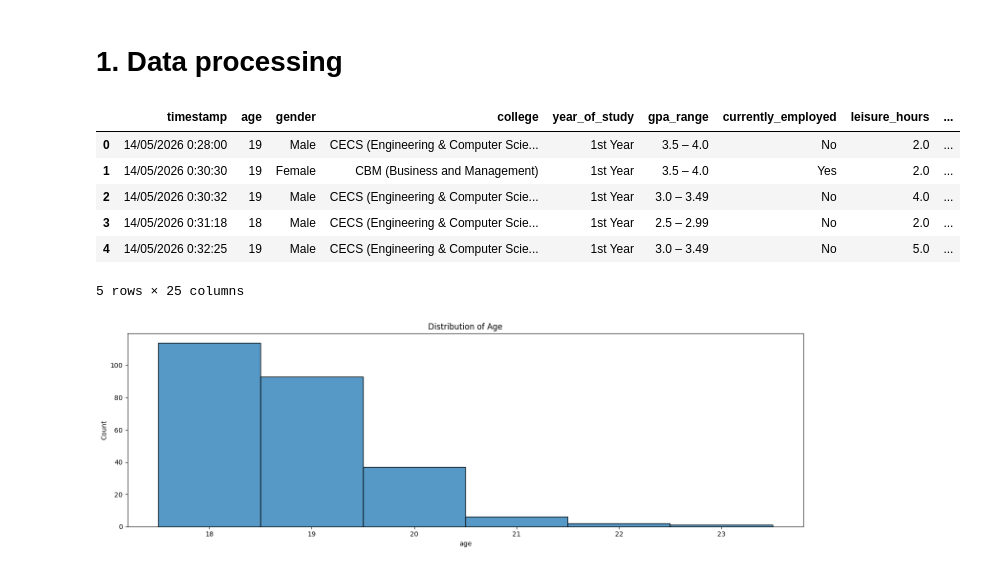
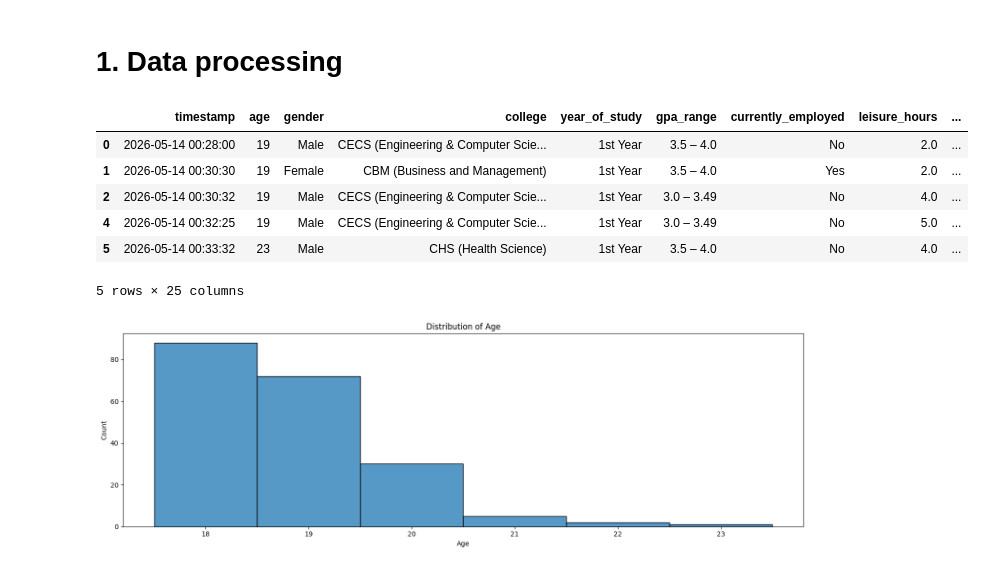
Before and after one commit to longlinh123456/final_project, a Jupyter notebook: main.ipynb, the cells around one changed output. Saved outputs shown, nothing was run; the diff lists cells and outputs as text; code cells hidden in the pictures.

```diff
--- a/main.ipynb
+++ b/main.ipynb
@@ -24,38 +24,40 @@ df.columns = [
     "timestamp",
     "age",
     "gender",
     "college",
     "year_of_study",
     "gpa_range",
     "currently_employed",
     "leisure_hours",
     "self_study_hours",
     "study_environment",
     "sleep_hours",
     "impact_on_learning_progress",
     "far_away_deadlines",
     "study_plan",
     "start_early_when_necessary",
     "difficult_to_maintain",
     "data_quality_check",
     "comfort_or_convenience",
     "peers_consider_normal",
     "control_over_habit",
     "sooner_next_month",
     "delay_until_deadline",
     "focus_frequency",
     "delay_unenjoyable_assignments",
     "referrer",
 ]
+df = df[df["data_quality_check"] == "Somewhat Disagree"]
+df["timestamp"] = pd.to_datetime(df["timestamp"], dayfirst=True)
 
 df.head()
 # %% [output]
 |  | timestamp | age | gender | college | year_of_study | gpa_range | currently_employed | leisure_hours | ... |
-| 0 | 14/05/2026 0:28:00 | 19 | Male | CECS (Engineering & Computer Scie... | 1st Year | 3.5 – 4.0 | No | 2.0 | ... |
-| 1 | 14/05/2026 0:30:30 | 19 | Female | CBM (Business and Management) | 1st Year | 3.5 – 4.0 | Yes | 2.0 | ... |
-| 2 | 14/05/2026 0:30:32 | 19 | Male | CECS (Engineering & Computer Scie... | 1st Year | 3.0 – 3.49 | No | 4.0 | ... |
-| 3 | 14/05/2026 0:31:18 | 18 | Male | CECS (Engineering & Computer Scie... | 1st Year | 2.5 – 2.99 | No | 2.0 | ... |
-| 4 | 14/05/2026 0:32:25 | 19 | Male | CECS (Engineering & Computer Scie... | 1st Year | 3.0 – 3.49 | No | 5.0 | ... |
+| 0 | 2026-05-14 00:28:00 | 19 | Male | CECS (Engineering & Computer Scie... | 1st Year | 3.5 – 4.0 | No | 2.0 | ... |
+| 1 | 2026-05-14 00:30:30 | 19 | Female | CBM (Business and Management) | 1st Year | 3.5 – 4.0 | Yes | 2.0 | ... |
+| 2 | 2026-05-14 00:30:32 | 19 | Male | CECS (Engineering & Computer Scie... | 1st Year | 3.0 – 3.49 | No | 4.0 | ... |
+| 4 | 2026-05-14 00:32:25 | 19 | Male | CECS (Engineering & Computer Scie... | 1st Year | 3.0 – 3.49 | No | 5.0 | ... |
+| 5 | 2026-05-14 00:33:32 | 23 | Male | CHS (Health Science) | 1st Year | 3.5 – 4.0 | No | 4.0 | ... |
 5 rows × 25 columns
 # %%
 # Histogram of age
@@ -68,7 +70,7 @@ plt.tight_layout()
 plt.xlabel("Age")
 plt.show()
 # %% [output]
-[figure, old version]
+[figure, new version]
 # %%
 # Histogram of gender
 plt.figure(figsize=(15, 5))
```
Also changed, not shown: parts of 3 cells of this notebook.
